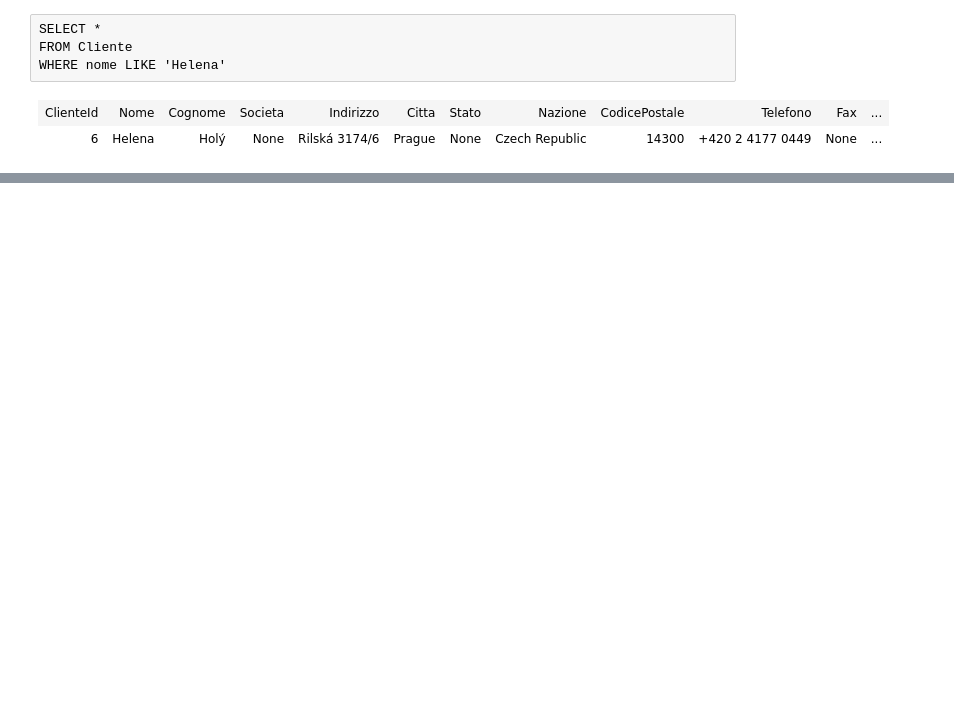
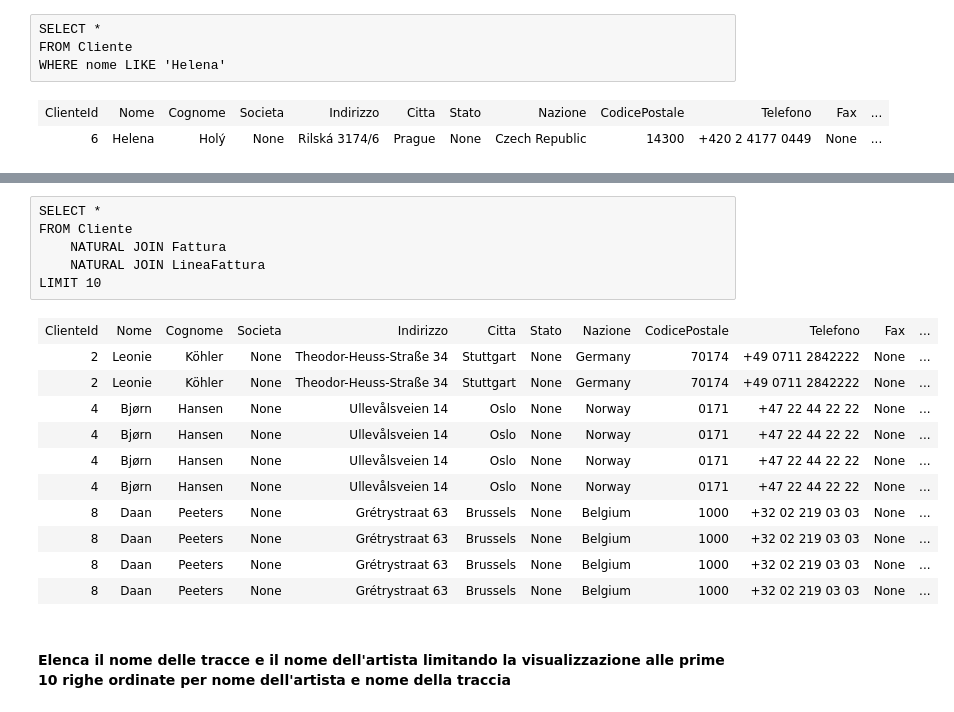
Before and after one commit to gionatamassibenincasa/database-didattici, a Jupyter notebook: chinook-it/Esercizi_Chinook.ipynb, the cells around one changed output, grey strips where cells are left out. Saved outputs shown, nothing was run; the diff lists cells and outputs as text; blank space fills up the shorter version.

```diff
--- a/chinook-it/Esercizi_Chinook.ipynb
+++ b/chinook-it/Esercizi_Chinook.ipynb
@@ -267,0 +513,20 @@ WHERE Nome LIKE '%s'
+# %%
+SELECT *
+FROM Cliente
+    NATURAL JOIN Fattura
+    NATURAL JOIN LineaFattura
+LIMIT 10
+# %% [output]
+| ClienteId | Nome | Cognome | Societa | Indirizzo | Citta | Stato | Nazione | CodicePostale | Telefono | Fax | ... |
+| 2 | Leonie | Köhler | None | Theodor-Heuss-Straße 34 | Stuttgart | None | Germany | 70174 | +49 0711 2842222 | None | ... |
+| 2 | Leonie | Köhler | None | Theodor-Heuss-Straße 34 | Stuttgart | None | Germany | 70174 | +49 0711 2842222 | None | ... |
+| 4 | Bjørn | Hansen | None | Ullevålsveien 14 | Oslo | None | Norway | 0171 | +47 22 44 22 22 | None | ... |
+| 4 | Bjørn | Hansen | None | Ullevålsveien 14 | Oslo | None | Norway | 0171 | +47 22 44 22 22 | None | ... |
+| 4 | Bjørn | Hansen | None | Ullevålsveien 14 | Oslo | None | Norway | 0171 | +47 22 44 22 22 | None | ... |
+| 4 | Bjørn | Hansen | None | Ullevålsveien 14 | Oslo | None | Norway | 0171 | +47 22 44 22 22 | None | ... |
+| 8 | Daan | Peeters | None | Grétrystraat 63 | Brussels | None | Belgium | 1000 | +32 02 219 03 03 | None | ... |
+| 8 | Daan | Peeters | None | Grétrystraat 63 | Brussels | None | Belgium | 1000 | +32 02 219 03 03 | None | ... |
+| 8 | Daan | Peeters | None | Grétrystraat 63 | Brussels | None | Belgium | 1000 | +32 02 219 03 03 | None | ... |
+| 8 | Daan | Peeters | None | Grétrystraat 63 | Brussels | None | Belgium | 1000 | +32 02 219 03 03 | None | ... |
+# %% [markdown]
+#### Elenca il nome delle tracce e il nome dell'artista limitando la visualizzazione alle prime 10 righe ordinate per nome dell'artista e nome della traccia
```
Also changed, not shown: parts of 60 cells of this notebook.
